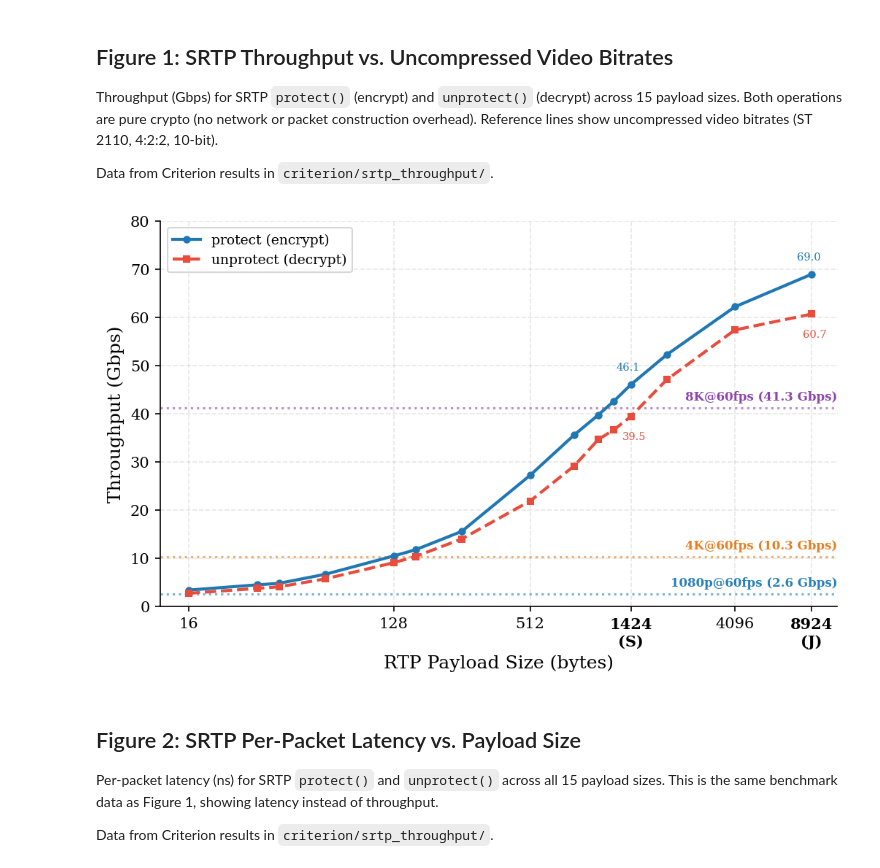
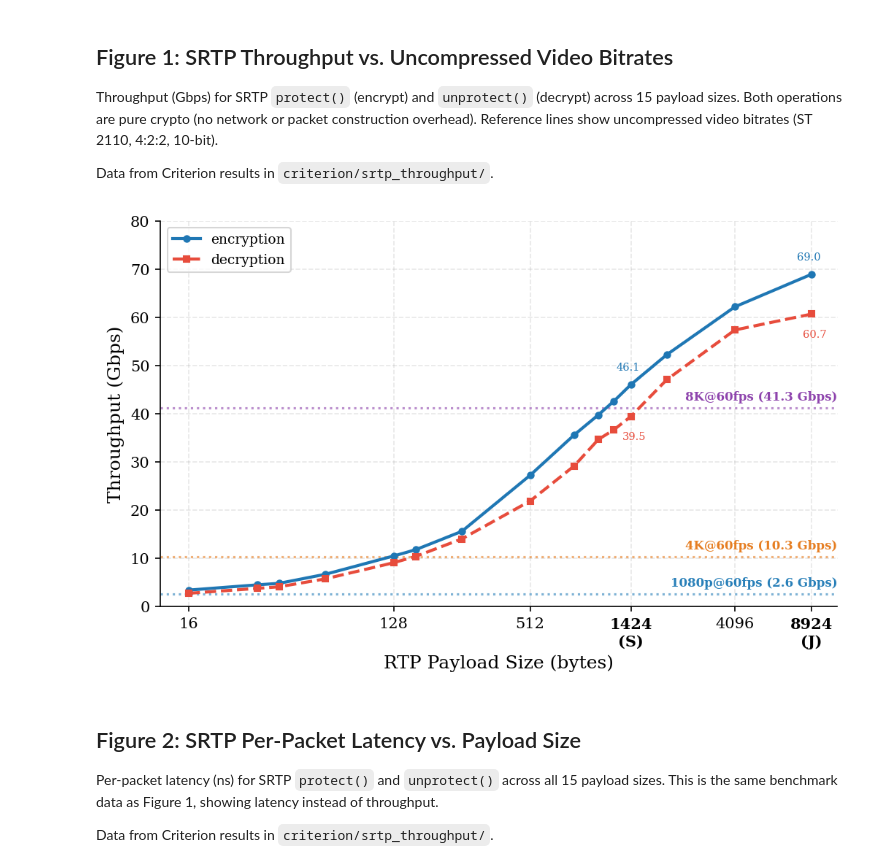
Before and after one commit to spring-epfl/SafeCast, a Jupyter notebook: figures_from_benches.ipynb, the cells around one changed output. Cells and saved outputs as stored; diff of their text form; code cells hidden in the pictures.

```diff
--- a/figures_from_benches.ipynb
+++ b/figures_from_benches.ipynb
@@ -237,9 +237,9 @@ fig, ax = plt.subplots(figsize=(7, 4.5))
 
 # --- SRTP throughput curves ---
 ax.plot(payload_sizes, throughput_gbps, 'o-', color='#1f77b4', linewidth=2,
-        markersize=4, zorder=5, label='protect (encrypt)')
+        markersize=4, zorder=5, label='encryption')
 ax.plot(unprotect_payload_sizes, unprotect_throughput_gbps, 's--', color='#e74c3c',
-        linewidth=2, markersize=4, zorder=5, label='unprotect (decrypt)')
+        linewidth=2, markersize=4, zorder=5, label='decryption')
 
 # --- Value labels at the two MTU sizes ---
 # encrypt above, decrypt below, consistent 8pt offset, colors match lines
@@ -271,34 +271,34 @@ for label, bitrate, res_group in video_formats:
     ax.axhline(y=bitrate, color=color, linestyle=':', linewidth=1.5, alpha=0.6)
     ax.text(1.0, bitrate + 1.0, f'{display_label}@60fps ({bitrate:.1f} Gbps)',
             va='bottom', ha='right', fontsize=8, color=color, fontweight='bold',
             transform=ax.get_yaxis_transform())
 
 # --- Axis formatting ---
 ax.set_xscale('log', base=2)
 ax.set_xlabel('RTP Payload Size (bytes)')
 ax.set_ylabel('Throughput (Gbps)')
 
 # (S) and (J) on a new line under 1424 and 8924
 xtick_sizes = [16, 128, 512, 1424, 4096, 8924]
 xtick_labels = ['16', '128', '512', '1424\n(S)', '4096', '8924\n(J)']
 ax.set_xticks(xtick_sizes)
 ax.set_xticklabels(xtick_labels, rotation=0, ha='center')
 ax.xaxis.set_minor_formatter(ticker.NullFormatter())
 
 for lbl in ax.xaxis.get_ticklabels():
     if '(S)' in lbl.get_text() or '(J)' in lbl.get_text():
         lbl.set_fontweight('bold')
 
 ax.set_ylim(0, y_max)
 ax.set_xlim(12, payload_sizes[-1] * 1.3)
 ax.legend(loc='upper left')
 
 plt.tight_layout()
 plt.savefig(FIGURES_DIR / 'fig1_srtp_throughput.pdf')
 plt.savefig(FIGURES_DIR / 'fig1_srtp_throughput.png')
 plt.show()
 # %% [output]
-[figure, old version]
+[figure, new version]
 # %% [markdown]
 ## Figure 2: SRTP Per-Packet Latency vs. Payload Size
 
```
Also changed, not shown: parts of 5 cells of this notebook, 10 other files.
